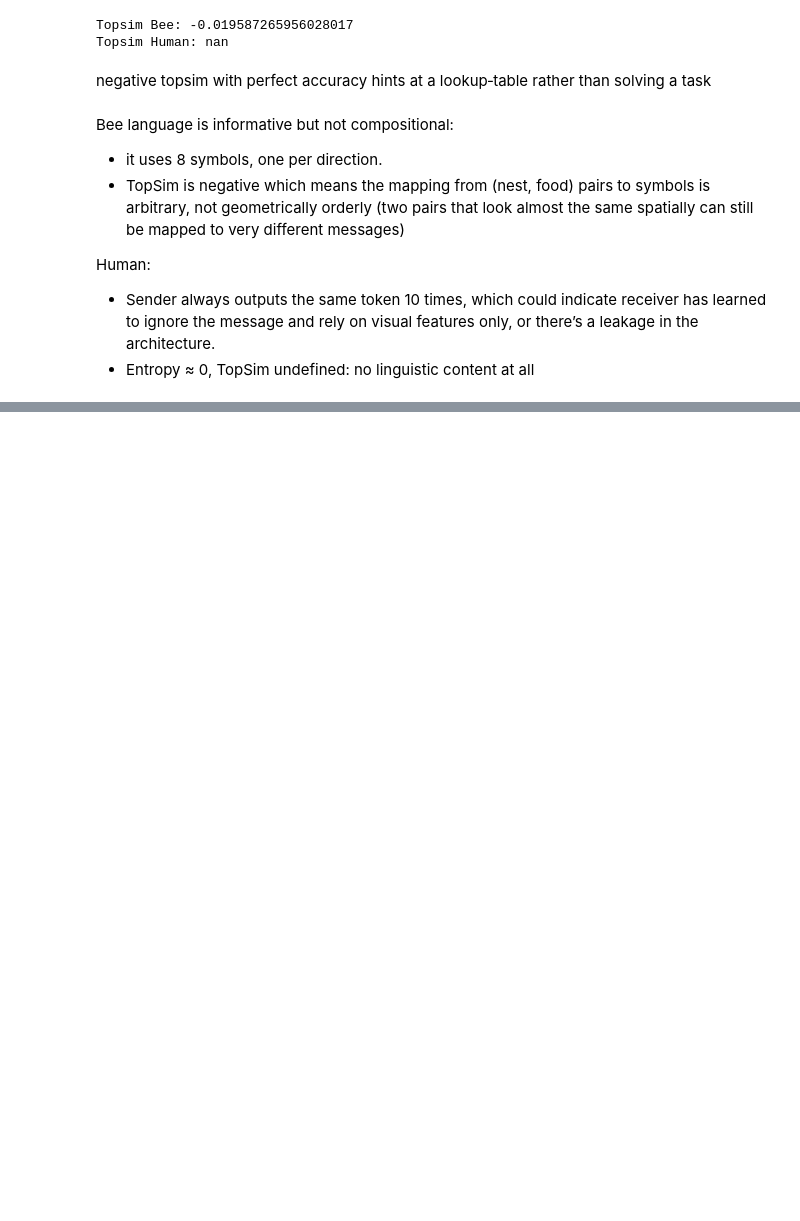
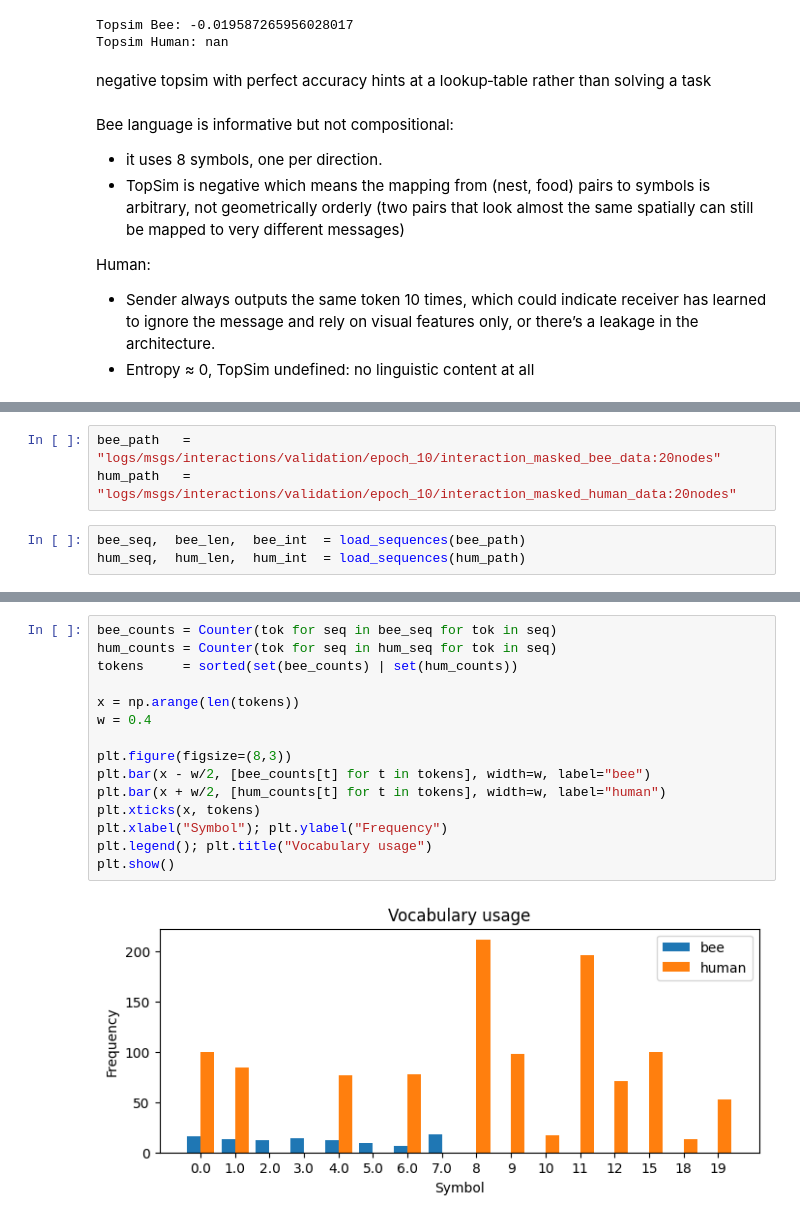
Before and after one commit to nabilasiregar/emergent-communication, a Jupyter notebook: analysis/message.ipynb, the cells around one changed output, grey strips where cells are left out. Saved outputs shown, nothing was run; the diff lists cells and outputs as text; blank space fills up the shorter version.

```diff
--- a/analysis/message.ipynb
+++ b/analysis/message.ipynb
@@ -116,0 +121,6 @@ Human:
+# %%
+bee_path   = "logs/msgs/interactions/validation/epoch_10/interaction_masked_bee_data:20nodes"
+hum_path   = "logs/msgs/interactions/validation/epoch_10/interaction_masked_human_data:20nodes"
+# %%
+bee_seq,  bee_len,  bee_int  = load_sequences(bee_path)
+hum_seq,  hum_len,  hum_int  = load_sequences(hum_path)
@@ -116,0 +147,17 @@ Human:
+# %%
+bee_counts = Counter(tok for seq in bee_seq for tok in seq)
+hum_counts = Counter(tok for seq in hum_seq for tok in seq)
+tokens     = sorted(set(bee_counts) | set(hum_counts))
+
+x = np.arange(len(tokens))
+w = 0.4
+
+plt.figure(figsize=(8,3))
+plt.bar(x - w/2, [bee_counts[t] for t in tokens], width=w, label="bee")
+plt.bar(x + w/2, [hum_counts[t] for t in tokens], width=w, label="human")
+plt.xticks(x, tokens)
+plt.xlabel("Symbol"); plt.ylabel("Frequency")
+plt.legend(); plt.title("Vocabulary usage")
+plt.show()
+# %% [output]
+[figure, added]
```
Also changed, not shown: parts of 5 cells of this notebook, 3 other files.
